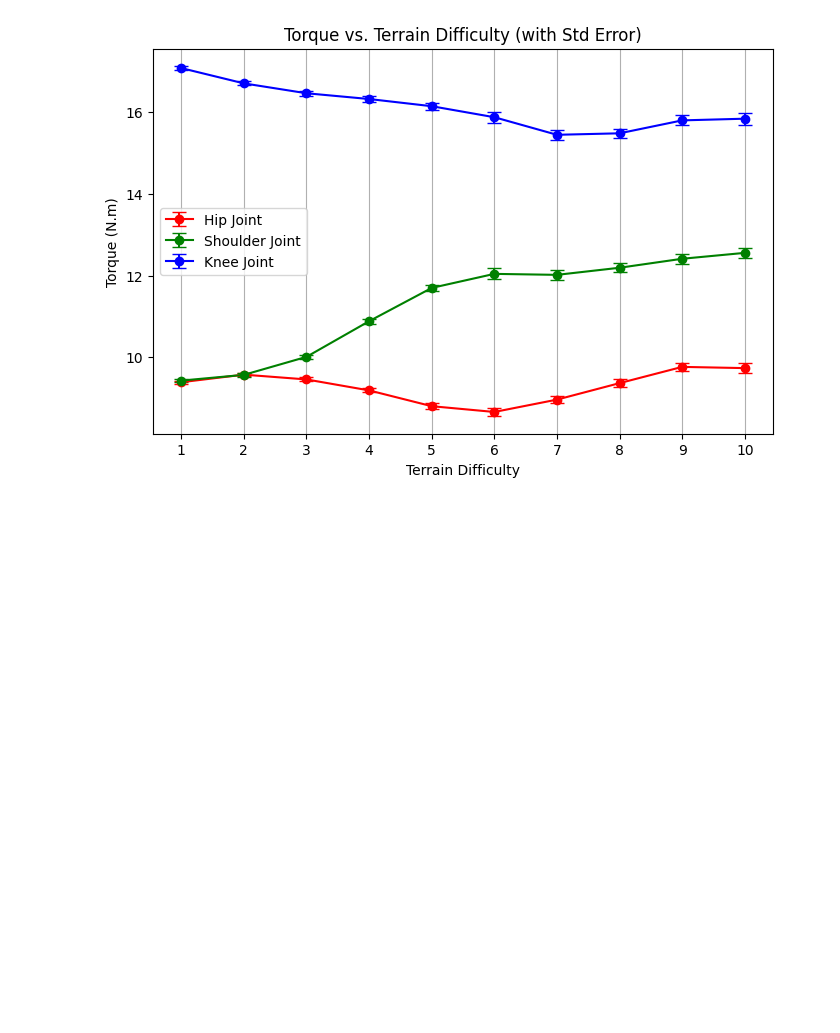
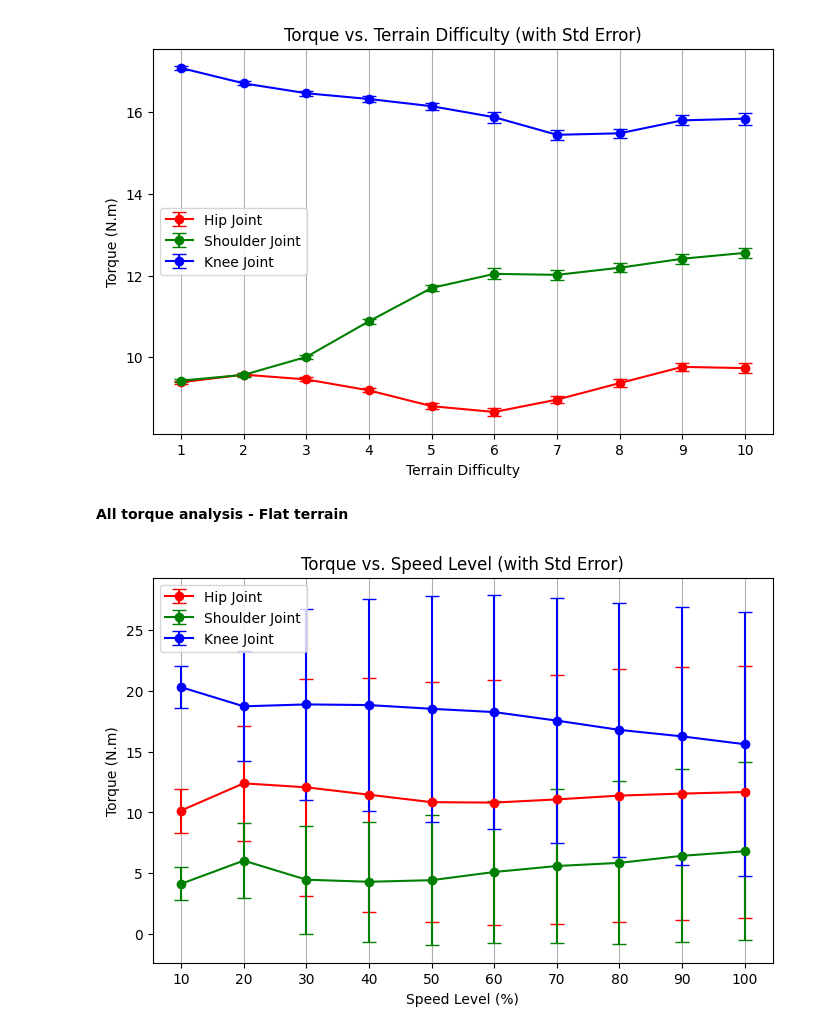
Before and after one commit to JansSolanoVega/legged_gym, a Jupyter notebook: legged_gym/scripts/analysis/plots.ipynb, the cells around one changed output. Saved outputs shown, nothing was run; the diff lists cells and outputs as text; code cells hidden in the pictures; blank space fills up the shorter version.

```diff
--- a/legged_gym/scripts/analysis/plots.ipynb
+++ b/legged_gym/scripts/analysis/plots.ipynb
@@ -276,3 +288,5 @@ plt.show()
+# %%
+PATH = "/home/zetans/Desktop/results_plots/terrain_accuracy/28_limit"
 # %%
 #Slope or stairs
 def myFunc(e):
@@ -335,0 +368,4 @@ plt.show()
+# %% [markdown]
+**All torque analysis - Flat terrain**
+# %%
+PATH = "/home/zetans/Desktop/results_plots/speed_tracking"
@@ -335,0 +385,42 @@ plt.show()
+# %%
+from tqdm import tqdm
+iterations_values = ["x"]#, "y", "w"]
+n = 10
+group_speeds = np.zeros((len(iterations_values), n, 12))
+group_speeds_std = np.zeros((len(iterations_values), n, 12))
+for i, (direction) in tqdm(enumerate(iterations_values)):
+    fname = f"plane-None-0.75-0.075-{direction}"
+    metric = f"vel_{direction}"
+    path = os.path.join(PATH,fname+'.json')
+    torques_std, torques = get_torques(path)
+    group_speeds[i] = (torques.reshape(n, -1, torques.shape[1])).mean(axis=1)
+    group_speeds_std[i] = (torques_std.reshape(n, -1, torques.shape[1])).mean(axis=1)
+# %%
+group_speeds_joint = (group_speeds.reshape(group_speeds.shape[0], group_speeds.shape[1], 4, 3)).mean(axis=(0, 2))
+group_speeds_joint_std = (group_speeds_std.reshape(group_speeds.shape[0], group_speeds.shape[1], 4, 3)).mean(axis=(0, 2))
+# %%
+# Terrain difficulties (X-axis values)
+difficulties = np.arange(1, 11)*10
+
+# Plot
+plt.figure(figsize=(8, 5))
+
+motor_labels = ["Hip Joint", "Shoulder Joint", "Knee Joint"]
+colors = ["r", "g", "b"]
+
+for i in range(3):
+    plt.errorbar(difficulties, group_speeds_joint[:, i], yerr=group_speeds_joint_std[:, i],
+                 label=motor_labels[i], fmt="-o", color=colors[i], capsize=5)
+
+# Labels and title
+plt.xlabel("Speed Level (%)")
+plt.ylabel("Torque (N.m)")
+plt.title("Torque vs. Speed Level (with Std Error)")
+plt.legend()
+plt.grid(axis="x")
+plt.xticks(difficulties)
+
+# Show plot
+plt.show()
+# %% [output]
+[figure, added]
```
Also changed, not shown: parts of 8 cells of this notebook.
